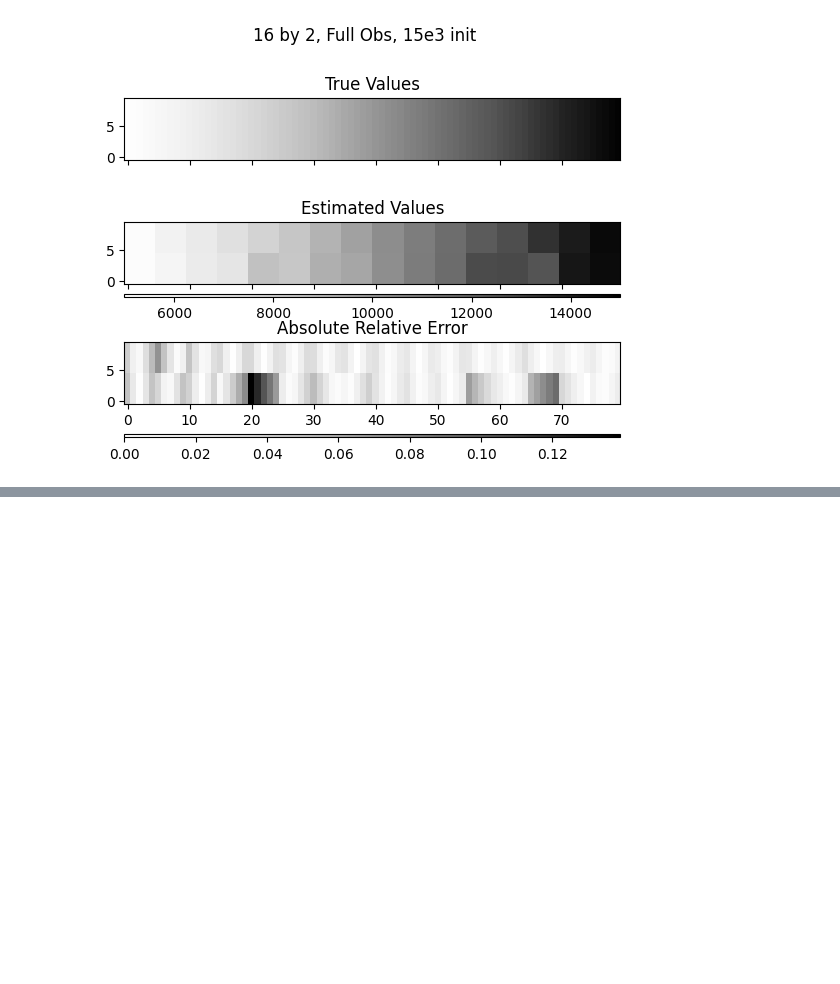
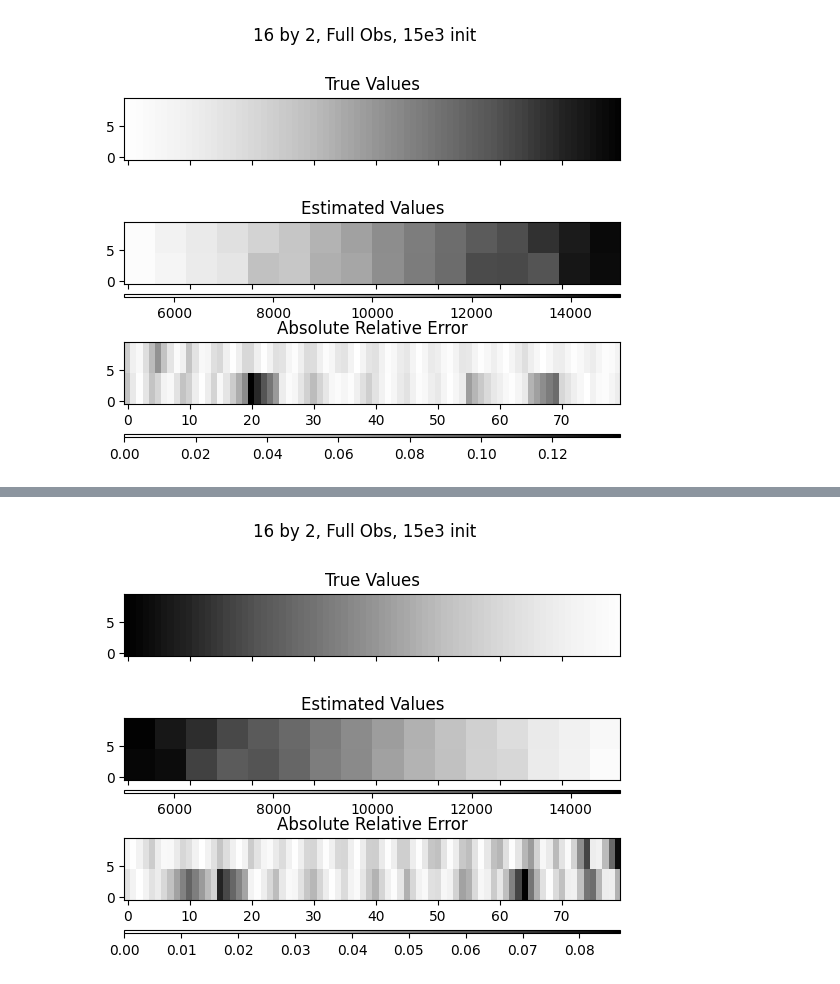
Before and after one commit to geoelements-dev/diffmpm_bridge, a Jupyter notebook: examples/2d_beam_gradient/results.ipynb, the cells around one changed output, grey strips where cells are left out. Drawn from its saved outputs; the diff is of its cells as text; code cells hidden in the pictures; blank space fills up the shorter version.

Commit message:
init uniform damage folder

```diff
--- a/examples/2d_beam_gradient/results.ipynb
+++ b/examples/2d_beam_gradient/results.ipynb
@@ -286,0 +321,87 @@ for name in filenames:
+# %%
+import json, os, re
+import numpy as np
+import matplotlib.pyplot as plt
+import einops
+from mpl_toolkits.axes_grid1 import make_axes_locatable
+
+directory_path = "."  # Replace with your desired directory path
+
+files = os.listdir(directory_path)
+
+filenames = [s for s in files if s.endswith('.json')]
+file_index = [3,7]
+filenames_reordered = [filenames[i] for i in file_index]
+filenames = filenames_reordered
+pattern = r"result_(\d+)_(\d+)_init"
+
+E_hists = []
+results = []
+avg_err = []
+
+
+Nx = 80
+Ny = 10
+n_particles = Nx * Ny
+E_true = np.zeros(n_particles)
+
+for i in range(n_particles):
+    col = i % Nx
+    E_true[i] = 15000 - 10000*(col / Nx)
+
+
+for name in filenames:
+    with open(name) as json_file:
+        result = json.load(json_file)['E_hist'][-1]
+
+    results.append(result)
+
+    match = re.search(pattern, name)
+    n_blocks_x = int(match.group(1))
+    n_blocks_y = int(match.group(2))
+
+    n_blocks = n_blocks_y * n_blocks_x
+    block_nx = int(Nx / n_blocks_x)
+    block_ny = int(Ny / n_blocks_y)
+
+    if name[-17:-13] == 'full':
+        obs = 'Full Obs'
+    else:
+        obs = 'Bottom Row Obs'
+
+    if name[-22:-18] == "15e3":
+        start = "15e3"
+    else:
+        start = "5e3"
+
+    E = np.zeros(n_particles)
+    for i in range(Nx):
+        for j in range(Ny):
+            block_index_x = i // block_nx
+            block_index_y = j // block_ny
+            E[j*Nx+i] = result[block_index_x + block_index_y * n_blocks_x]
+
+    E_true_reshape = einops.rearrange(E_true, "(y x) -> x y", y=Ny)
+    E_reshape = einops.rearrange(E, "(y x) -> x y", y=Ny)
+    error = np.abs(np.divide((E_reshape - E_true_reshape), E_true_reshape))
+    avg_err.append(np.mean(error.flatten()))
+
+    fig, axs = plt.subplots(3, sharex=True, sharey=True)
+    fig.suptitle(str(n_blocks_x) + ' by ' + str(n_blocks_y) + ", " + obs + ", " + start + " init")
+    axs[0].imshow(E_true_reshape.transpose(), origin='lower', cmap='Greys', vmin=5000, vmax = 15000)
+    axs[0].set_title('True Values')
+
+    im1 = axs[1].imshow(E_reshape.transpose(), origin='lower', cmap='Greys', vmin=5000, vmax = 15000)
+    axs[1].set_title('Estimated Values')
+    divider1 = make_axes_locatable(axs[1])
+    cax1 = divider1.append_axes("bottom", size="5%", pad=0.1)
+    fig.colorbar(im1, cax=cax1, orientation='horizontal')
+
+    im2 = axs[2].imshow(error.transpose(), origin='lower', cmap='Greys', vmin=0)
+    axs[2].set_title('Absolute Relative Error')
+    divider2 = make_axes_locatable(axs[2])
+    cax2 = divider2.append_axes("bottom", size="5%", pad=0.3)
+    fig.colorbar(im2, cax=cax2, orientation='horizontal')
+    plt.show()
+# %% [output]
+[figure, added]
```
Also changed, not shown: parts of 3 cells of this notebook, 7 other files.
